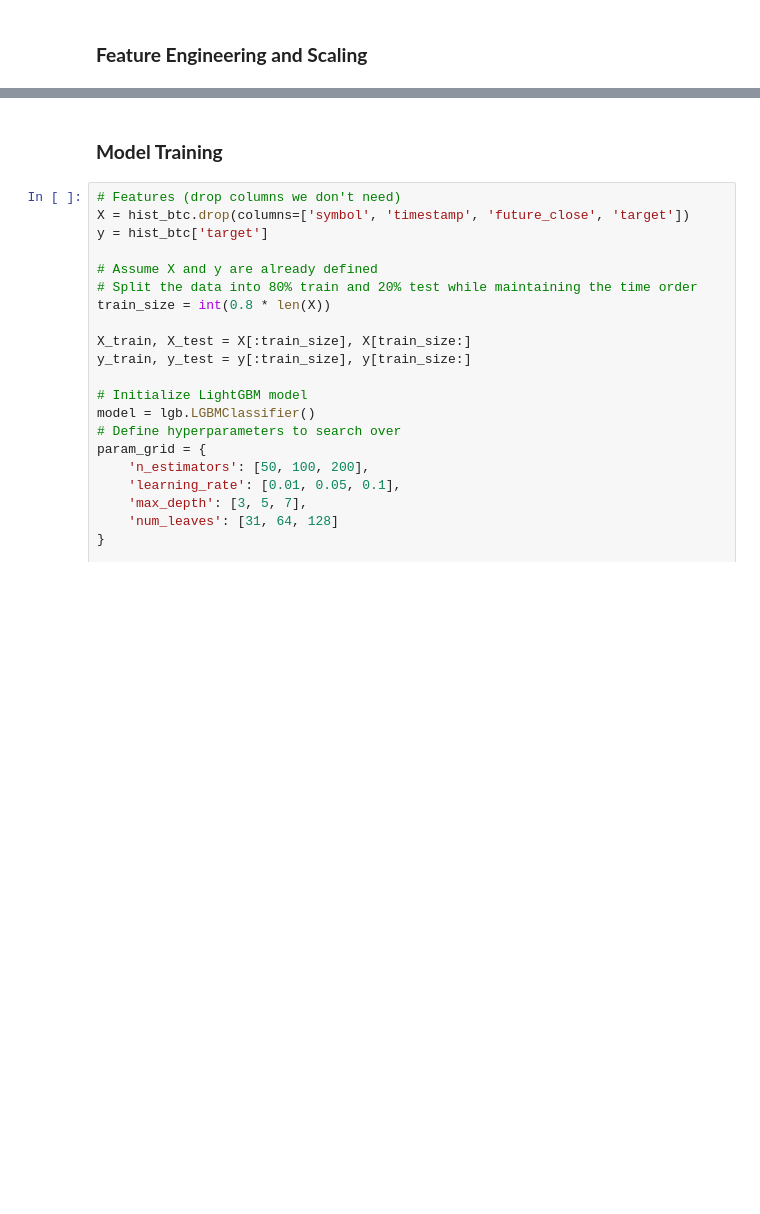
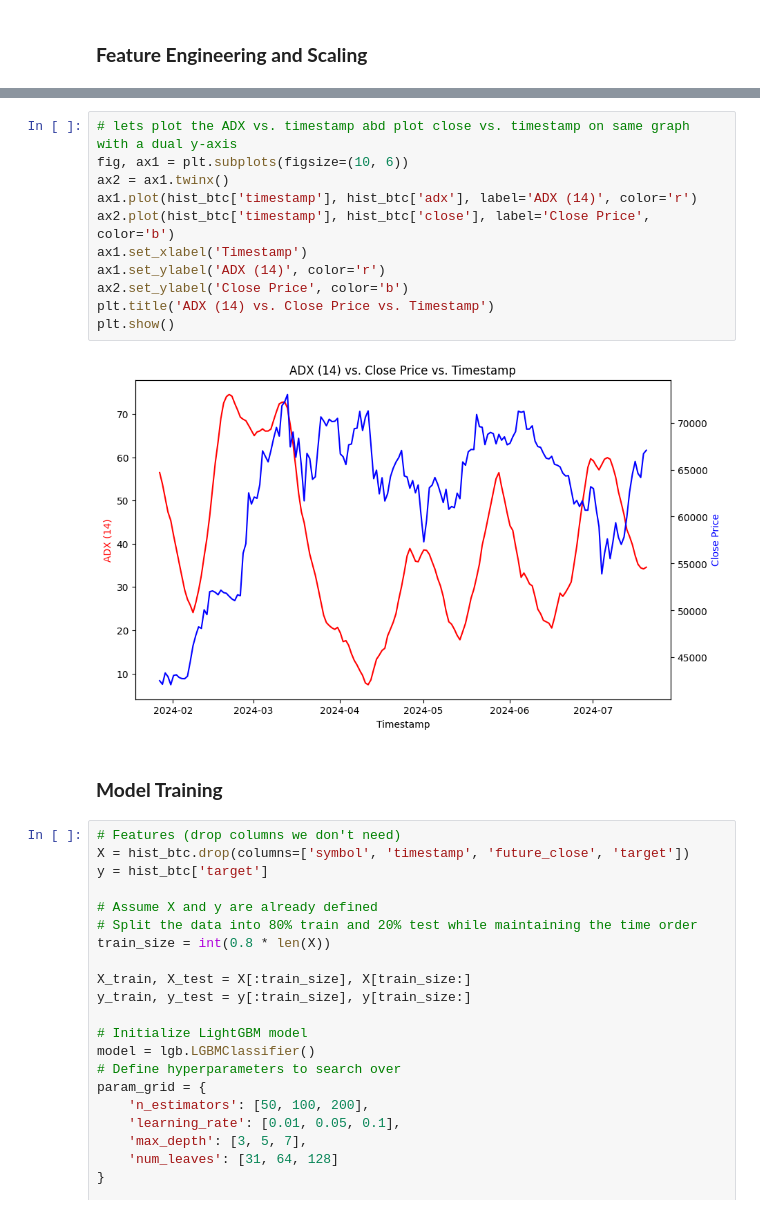
Before and after one commit to eddietaylor/securities-analysis, a Jupyter notebook: notebooks/trading_bots/lorentzian_trading_bot.ipynb, the cells around one changed output, grey strips where cells are left out. Drawn from its saved outputs; the diff is of its cells as text; blank space fills up the shorter version.

```diff
--- a/notebooks/trading_bots/lorentzian_trading_bot.ipynb
+++ b/notebooks/trading_bots/lorentzian_trading_bot.ipynb
@@ -98,3 +325,16 @@ hist_btc.head()
+# %%
+# lets plot the ADX vs. timestamp abd plot close vs. timestamp on same graph with a dual y-axis
+fig, ax1 = plt.subplots(figsize=(10, 6))
+ax2 = ax1.twinx()
+ax1.plot(hist_btc['timestamp'], hist_btc['adx'], label='ADX (14)', color='r')
+ax2.plot(hist_btc['timestamp'], hist_btc['close'], label='Close Price', color='b')
+ax1.set_xlabel('Timestamp')
+ax1.set_ylabel('ADX (14)', color='r')
+ax2.set_ylabel('Close Price', color='b')
+plt.title('ADX (14) vs. Close Price vs. Timestamp')
+plt.show()
+# %% [output]
+[figure, added]
 # %% [markdown]
 ### **Model Training**
 # %%
```
Also changed, not shown: parts of 8 cells of this notebook.
